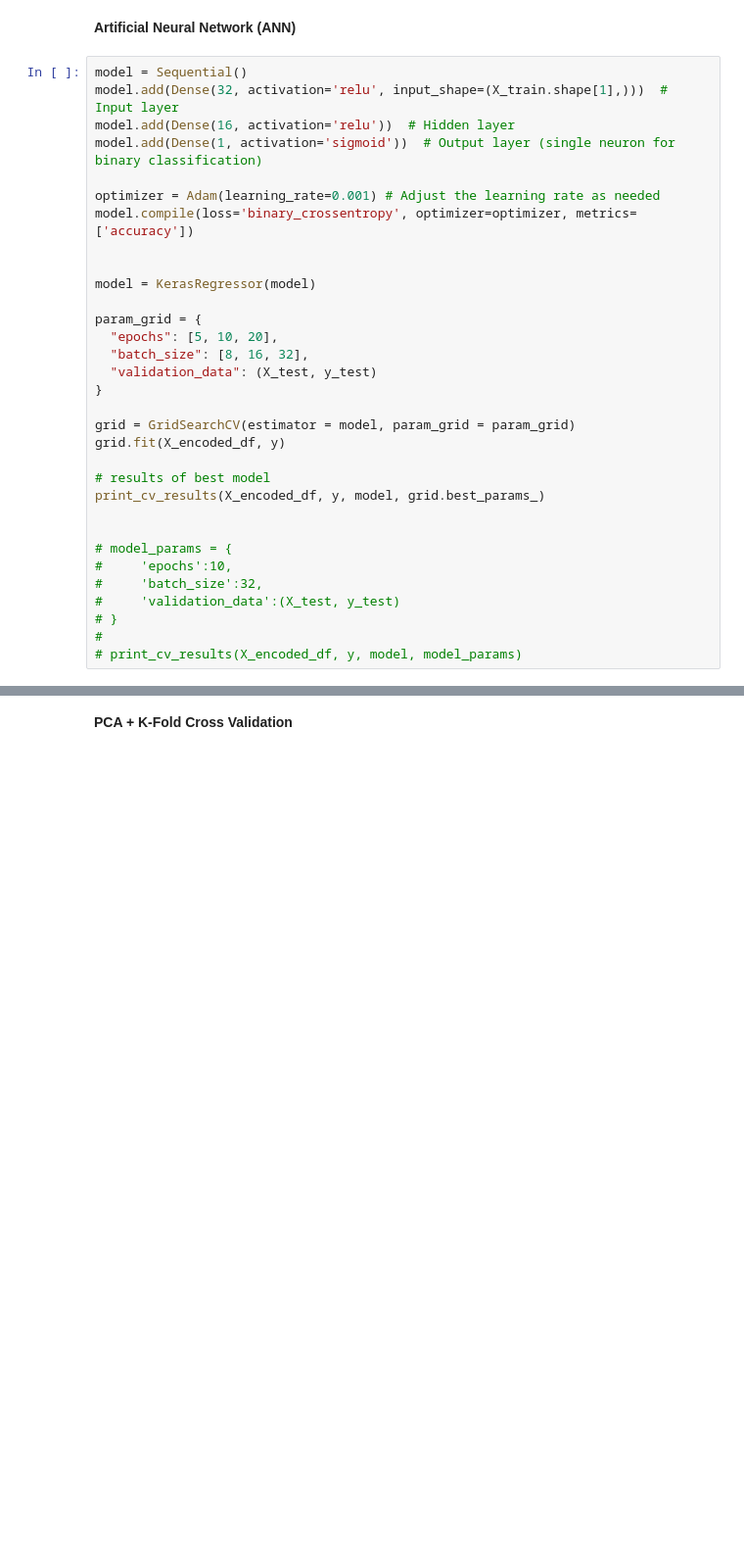
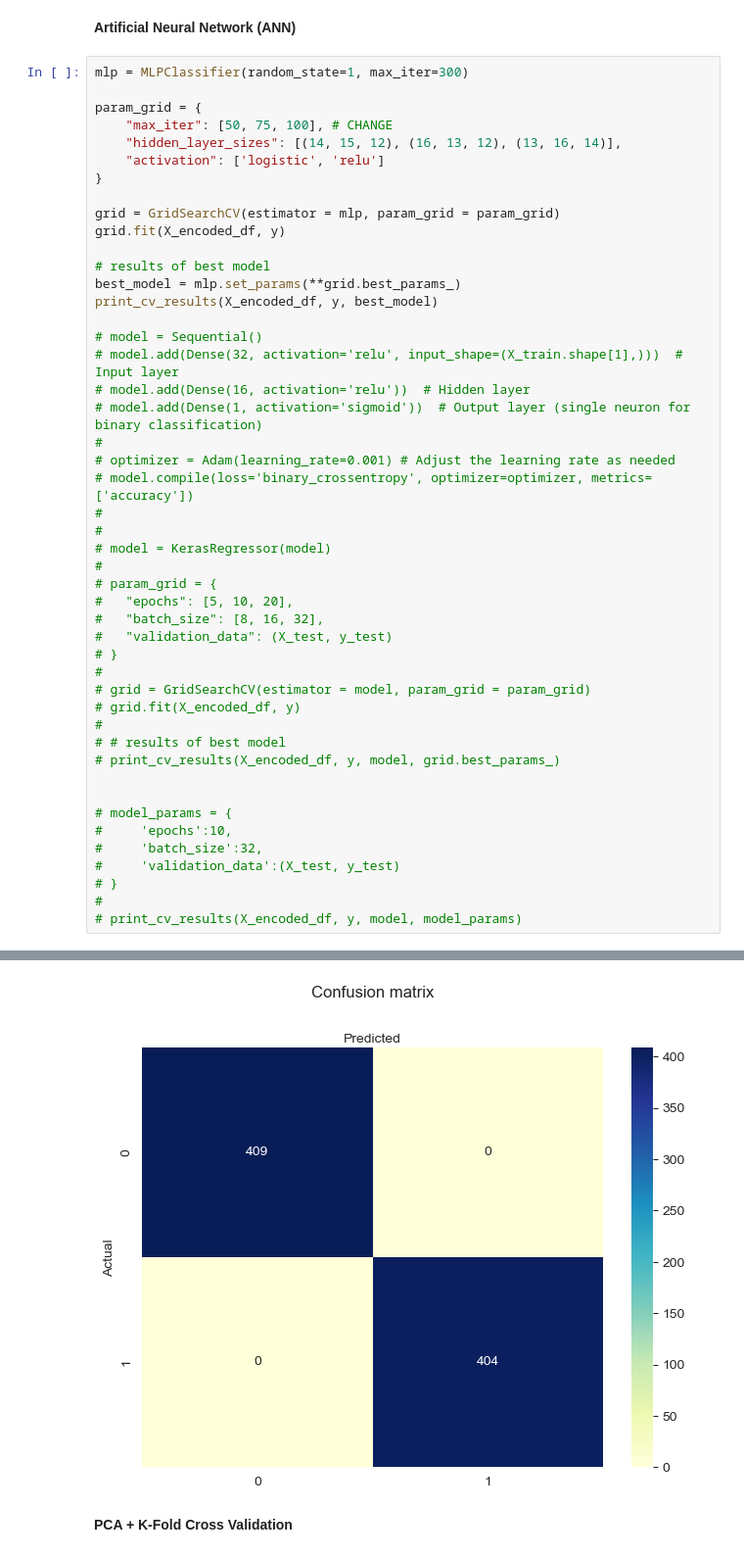
Before and after one commit to RayBipse/ecs-171-project, a Jupyter notebook: final_notebook.ipynb, the cells around one changed output, grey strips where cells are left out. Shown at 98% size. Drawn from its saved outputs; the diff is of its cells as text; blank space fills up the shorter version.

```diff
--- a/final_notebook.ipynb
+++ b/final_notebook.ipynb
@@ -275,28 +324,43 @@ Confusion Matrix:
 # %% [markdown]
 **Artificial Neural Network (ANN)**
 # %%
-model = Sequential()
-model.add(Dense(32, activation='relu', input_shape=(X_train.shape[1],)))  # Input layer
-model.add(Dense(16, activation='relu'))  # Hidden layer
-model.add(Dense(1, activation='sigmoid'))  # Output layer (single neuron for binary classification)
-
-optimizer = Adam(learning_rate=0.001) # Adjust the learning rate as needed
-model.compile(loss='binary_crossentropy', optimizer=optimizer, metrics=['accuracy'])
-
-
-model = KerasRegressor(model)
+mlp = MLPClassifier(random_state=1, max_iter=300)
 
 param_grid = {
-  "epochs": [5, 10, 20],
-  "batch_size": [8, 16, 32],
-  "validation_data": (X_test, y_test)
+    "max_iter": [50, 75, 100], # CHANGE
+    "hidden_layer_sizes": [(14, 15, 12), (16, 13, 12), (13, 16, 14)],
+    "activation": ['logistic', 'relu']
 }
 
-grid = GridSearchCV(estimator = model, param_grid = param_grid)
+grid = GridSearchCV(estimator = mlp, param_grid = param_grid)
 grid.fit(X_encoded_df, y)
 
 # results of best model
-print_cv_results(X_encoded_df, y, model, grid.best_params_)
+best_model = mlp.set_params(**grid.best_params_)
+print_cv_results(X_encoded_df, y, best_model)
+
+# model = Sequential()
+# model.add(Dense(32, activation='relu', input_shape=(X_train.shape[1],)))  # Input layer
+# model.add(Dense(16, activation='relu'))  # Hidden layer
+# model.add(Dense(1, activation='sigmoid'))  # Output layer (single neuron for binary classification)
+#
+# optimizer = Adam(learning_rate=0.001) # Adjust the learning rate as needed
+# model.compile(loss='binary_crossentropy', optimizer=optimizer, metrics=['accuracy'])
+#
+#
+# model = KerasRegressor(model)
+#
+# param_grid = {
+#   "epochs": [5, 10, 20],
+#   "batch_size": [8, 16, 32],
+#   "validation_data": (X_test, y_test)
+# }
+#
+# grid = GridSearchCV(estimator = model, param_grid = param_grid)
+# grid.fit(X_encoded_df, y)
+#
+# # results of best model
+# print_cv_results(X_encoded_df, y, model, grid.best_params_)
 
 
 # model_params = {
@@ -314,3 +403,4 @@ You can try to debug the error by setting error_score='raise'.
+[figure, added]
 # %% [markdown]
 **PCA + K-Fold Cross Validation**
 # %%
```
Also changed, not shown: parts of 4 cells of this notebook.
